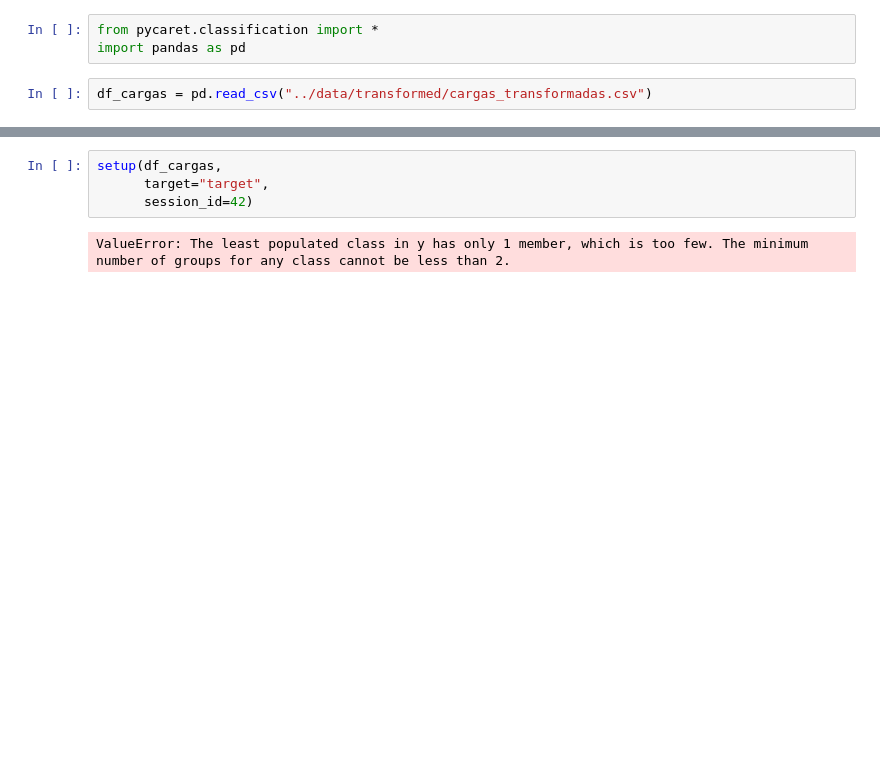
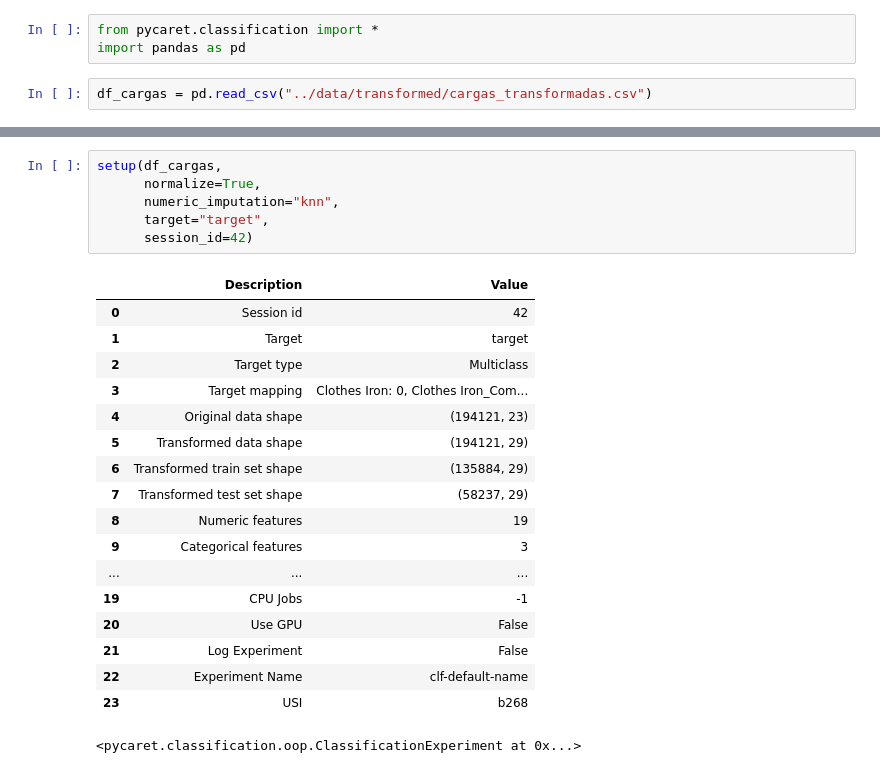
Before and after one commit to TuringBox-OmegaHack/IA-dev, a Jupyter notebook: notebooks/2.1 Experimentando.ipynb, the cells around one changed output, grey strips where cells are left out. Saved outputs shown, nothing was run; the diff lists cells and outputs as text; blank space fills up the shorter version.

```diff
--- a/notebooks/2.1 Experimentando.ipynb
+++ b/notebooks/2.1 Experimentando.ipynb
@@ -22,6 +26,25 @@ Name: count, Length: 254, dtype: int64
 # %%
 setup(df_cargas,
+      normalize=True,
+      numeric_imputation="knn",
       target="target",
       session_id=42)
 # %% [output]
+|  | Description | Value |
+| 0 | Session id | 42 |
+| 1 | Target | target |
+| 2 | Target type | Multiclass |
+| 3 | Target mapping | Clothes Iron: 0, Clothes Iron_Com... |
+| 4 | Original data shape | (194121, 23) |
+| 5 | Transformed data shape | (194121, 29) |
+| 6 | Transformed train set shape | (135884, 29) |
+| 7 | Transformed test set shape | (58237, 29) |
+| 8 | Numeric features | 19 |
+| 9 | Categorical features | 3 |
+| ... | ... | ... |
+| 19 | CPU Jobs | -1 |
+| 20 | Use GPU | False |
+| 21 | Log Experiment | False |
+| 22 | Experiment Name | clf-default-name |
+| 23 | USI | b268 |
-ValueError: The least populated class in y has only 1 member, which is too few. The minimum number of groups for any class cannot be less than 2.
+<pycaret.classification.oop.ClassificationExperiment at 0x...>
```
Also changed, not shown: parts of 3 cells of this notebook, 2 other files.
